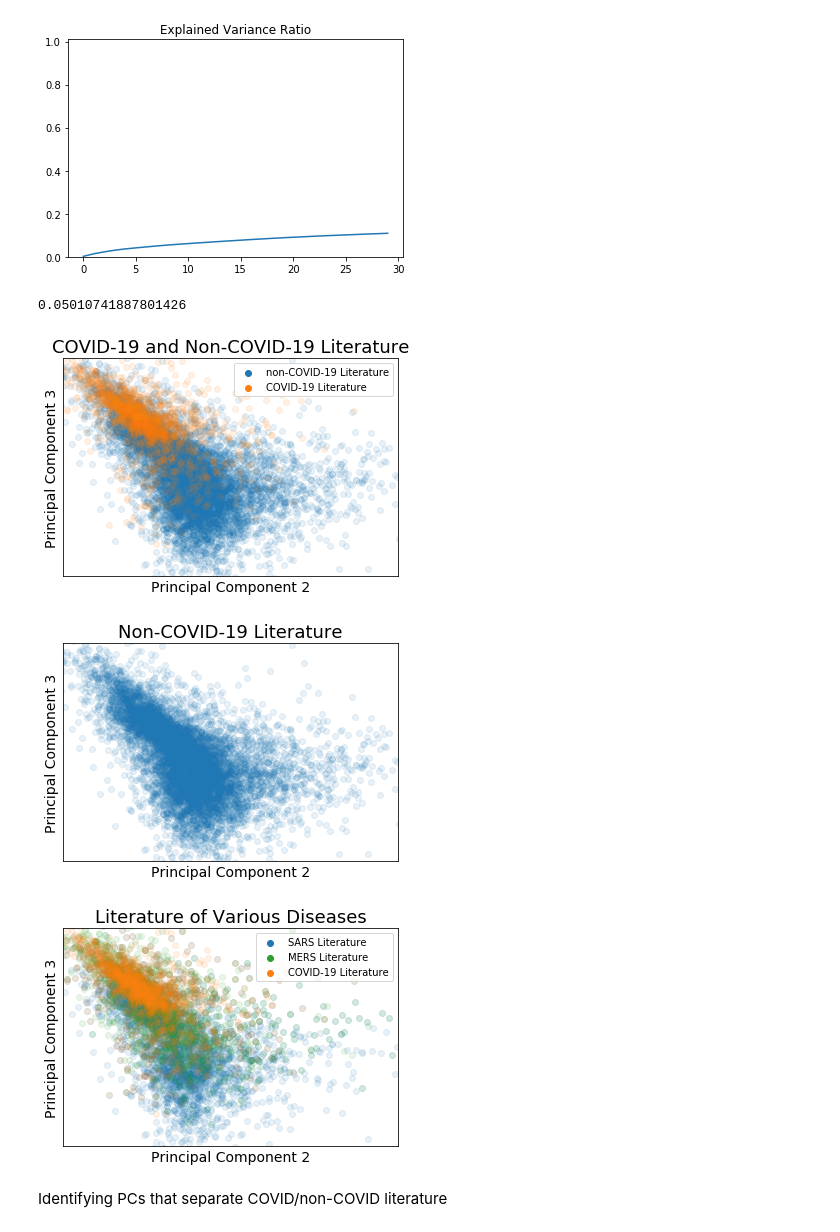
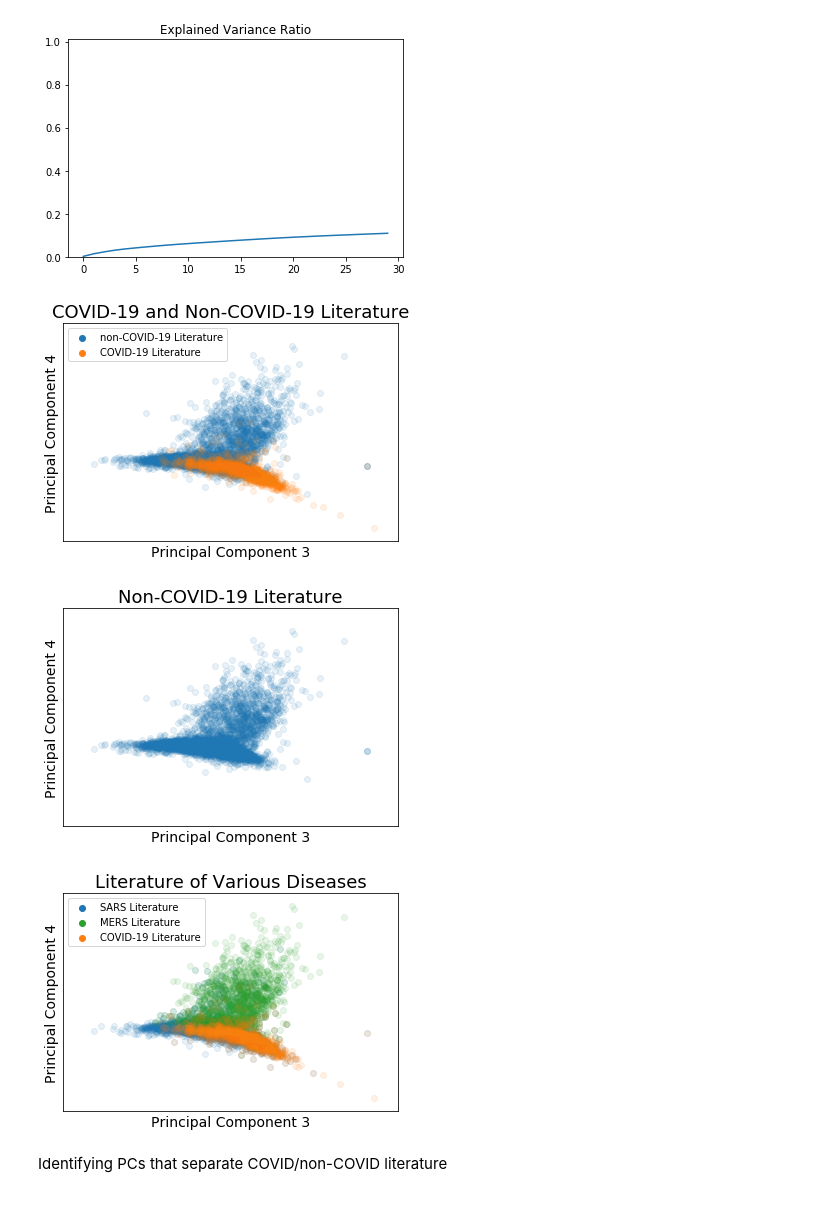
Before and after one commit to COVID19-DVRN/8-AI-Mapping-of-Relevant-Coronavirus-Literature, a Jupyter notebook: analysis/AbstractAnalytics-subsetted.ipynb, the cells around one changed output. Drawn from its saved outputs; the diff is of its cells as text; code cells hidden in the pictures.

```diff
--- a/analysis/AbstractAnalytics-subsetted.ipynb
+++ b/analysis/AbstractAnalytics-subsetted.ipynb
@@ -19,14 +19,14 @@ from sklearn.preprocessing import normalize # normalization for sparse matrices
 # %% [markdown]
 # Read in Small Data (metadata)
 # %%
-metadata = pd.read_csv('big_data/metadata.csv')
+metadata = pd.read_csv('big_data/metadata_20-04-03.csv')
 metadata = metadata[pd.isnull(metadata['abstract']) == False].reset_index(drop=True)
 # %% [markdown]
 Using the search query to focus on abstracts:
 **"COVID-19"** OR Coronavirus OR "Corona virus" OR **"2019-nCoV"** OR "SARS-CoV" OR "MERS-CoV" OR “Severe Acute Respiratory Syndrome” OR “Middle East Respiratory Syndrome”
 # %%
 metadata = metadata[metadata['abstract'].str.lower().str.contains(
- "covid-19|coronavirus|coronavirus|corona virus|2019-ncov|sars-cov|mers-cov|severe acute respiratory syndrome|middle east respiratory syndrome") |
+ "covid-19|coronavirus|coronavirus|corona virus|2019-ncov|sars-cov|mers-cov|severe acute respiratory syndrome|middle east respiratory syndrome|sars-cov-2") |
      metadata['abstract'].str.contains("MERS")
      ]
 # %%
@@ -56,7 +56,7 @@ There are 1435 articles mentioning COVID-19.
 There are 1435 articles mentioning COVID and COVID-19.
 There are 1795 articles mentioning COVID or 2019-nCoV.
 # %%
-covid_article_indexes = np.argwhere(metadata['abstract'].str.contains('COVID|2019-nCoV')).T[0]
+covid_article_indexes = np.argwhere(metadata['abstract'].str.contains('COVID|2019-nCoV|SARS-CoV-2')).T[0]
 mers_article_indexes = np.argwhere(metadata['abstract'].str.contains('MER|middle east| Middle East')).T[0]
 sars_article_indexes = np.argwhere(metadata['abstract'].str.contains('SARS')).T[0]
 # %% [markdown]
@@ -121,13 +121,9 @@ plt.ylim(0, 1.01)
 # %% [output]
 (0, 1.01)
 [figure]
-# %%
-right
-# %% [output]
-0.05010741887801426
 # %%
 xscale_log_addition = 0.1
-c_0, c_1 = 1, 2
+c_0, c_1 = 2,3
 #===== Set boundaries to remove outliers
 f = 0.01 # dimension factor
 p = 0.5 #percentile
@@ -145,7 +141,7 @@ plt.scatter(transformed[not_covid,c_0],
 plt.scatter(transformed[covid_article_indexes,c_0],
             transformed[covid_article_indexes,c_1], alpha=0.1, label='COVID-19 Literature')
 # plt.yscale('log')
-plt.xlim(left, right); plt.ylim(low, high)
+# plt.xlim(left, right); plt.ylim(low, high)
 # plt.xscale('log')
 plt.title('COVID-19 and Non-COVID-19 Literature', size=18)
 plt.xlabel('Principal Component ' + str(c_0 + 1), size=14)
@@ -166,38 +162,38 @@ plt.scatter(transformed[not_covid,c_0],
 plt.scatter(transformed[covid_article_indexes,c_0],
             transformed[covid_article_indexes,c_1], alpha=0., label='COVID-19 Literature')
 # plt.yscale('log')
 # plt.xscale('log')
 plt.title('Non-COVID-19 Literature', size=18)
 plt.xlabel('Principal Component ' + str(c_0 + 1), size=14)
 plt.ylabel('Principal Component ' + str(c_1 + 1), size=14)
 plt.xticks([]); plt.yticks([])
-plt.xlim(left, right); plt.ylim(low, high)
+# plt.xlim(left, right); plt.ylim(low, high)
 # plt.legend()
 plt.show()
 
 
 
 plt.scatter(transformed[sars_article_indexes,c_0],
             transformed[sars_article_indexes,c_1], alpha=0.1, label='SARS Literature')
 plt.scatter(transformed[mers_article_indexes,c_0],
             transformed[mers_article_indexes,c_1], alpha=0.1, label='MERS Literature', c='C2')
 plt.scatter(transformed[covid_article_indexes,c_0],
             transformed[covid_article_indexes,c_1], alpha=0.1, label='COVID-19 Literature', c='C1')
 # plt.yscale('log')
 # plt.xscale('log')
 plt.title('Literature of Various Diseases', size=18)
 plt.xlabel('Principal Component ' + str(c_0 + 1), size=14)
 plt.ylabel('Principal Component ' + str(c_1 + 1), size=14)
 plt.xticks([]); plt.yticks([])
 leg=plt.legend()
 for lh in leg.legendHandles:
     lh.set_alpha(1)
-plt.xlim(left, right); plt.ylim(low, high)
+# plt.xlim(left, right); plt.ylim(low, high)
 plt.show()
 # %% [output]
-[figure, old version]
+[figure, new version]
-[figure, old version]
+[figure, new version]
-[figure, old version]
+[figure, new version]
 # %% [markdown]
 Identifying PCs that separate COVID/non-COVID literature
 # %%
```
Also changed, not shown: parts of 3 cells of this notebook.
